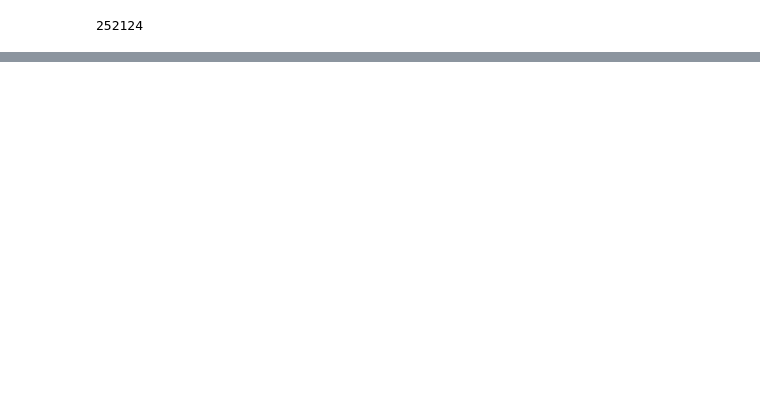
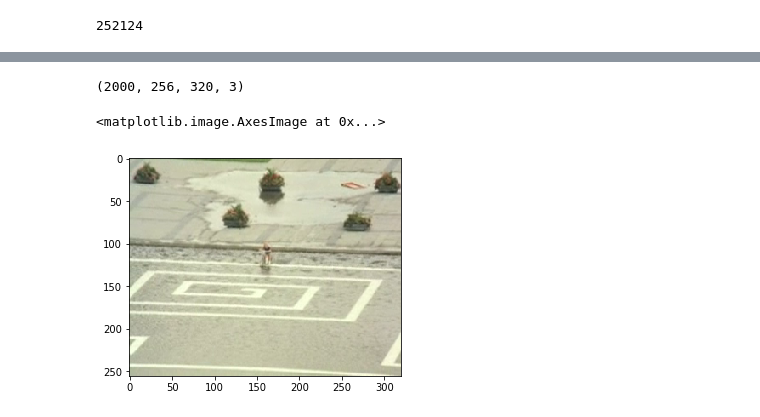
Before and after one commit to pbloem/score, a Jupyter notebook: Test data.ipynb, the cells around one changed output, grey strips where cells are left out. Saved outputs shown, nothing was run; the diff lists cells and outputs as text; code cells hidden in the pictures; blank space fills up the shorter version.

```diff
--- a/Test data.ipynb
+++ b/Test data.ipynb
@@ -76,0 +112,7 @@ numframes
+# %%
+print(images.shape)
+plt.imshow(images[1592])
+# %% [output]
+(2000, 256, 320, 3)
+<matplotlib.image.AxesImage at 0x...>
+[figure, added]
```
Also changed, not shown: parts of 7 cells of this notebook, 3 other files.
